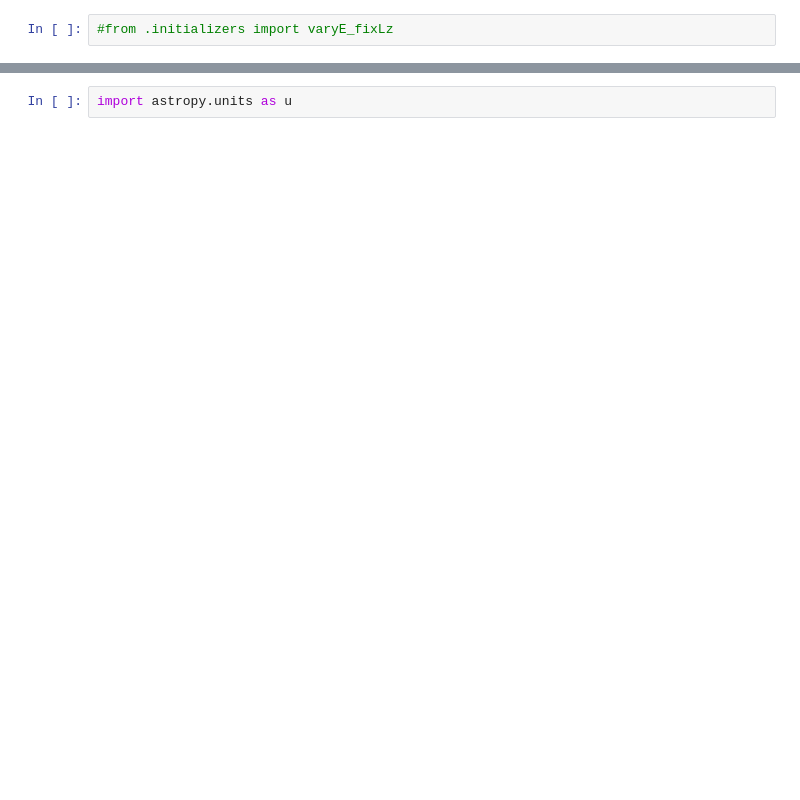
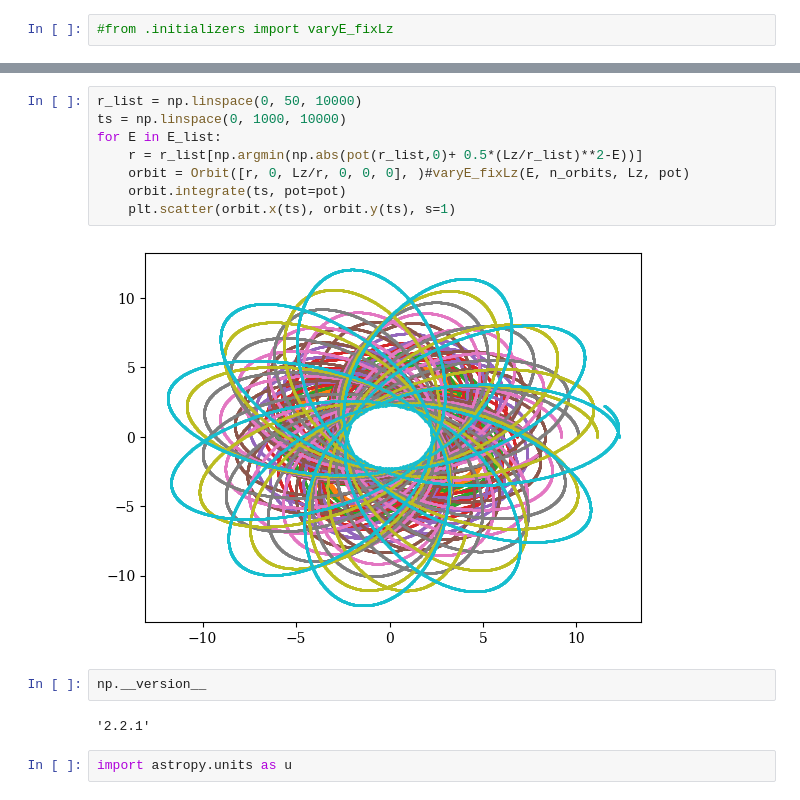
Before and after one commit to sgpfaff/suiteOrbits, a Jupyter notebook: suiteorbits/suite/testing.ipynb, the cells around one changed output, grey strips where cells are left out. Cells and saved outputs as stored; diff of their text form; blank space fills up the shorter version.

```diff
--- a/suiteorbits/suite/testing.ipynb
+++ b/suiteorbits/suite/testing.ipynb
@@ -34,3 +67,17 @@ ValueError: operands could not be broadcast together with shapes (10000,) (2,)
+# %%
+r_list = np.linspace(0, 50, 10000)
+ts = np.linspace(0, 1000, 10000)
+for E in E_list:
+    r = r_list[np.argmin(np.abs(pot(r_list,0)+ 0.5*(Lz/r_list)**2-E))]
+    orbit = Orbit([r, 0, Lz/r, 0, 0, 0], )#varyE_fixLz(E, n_orbits, Lz, pot)
+    orbit.integrate(ts, pot=pot)
+    plt.scatter(orbit.x(ts), orbit.y(ts), s=1)
+# %% [output]
+[figure, added]
+# %%
+np.__version__
+# %% [output]
+'2.2.1'
 # %%
 import astropy.units as u
 # %%
```
Also changed, not shown: parts of 56 cells of this notebook, 2 other files.
